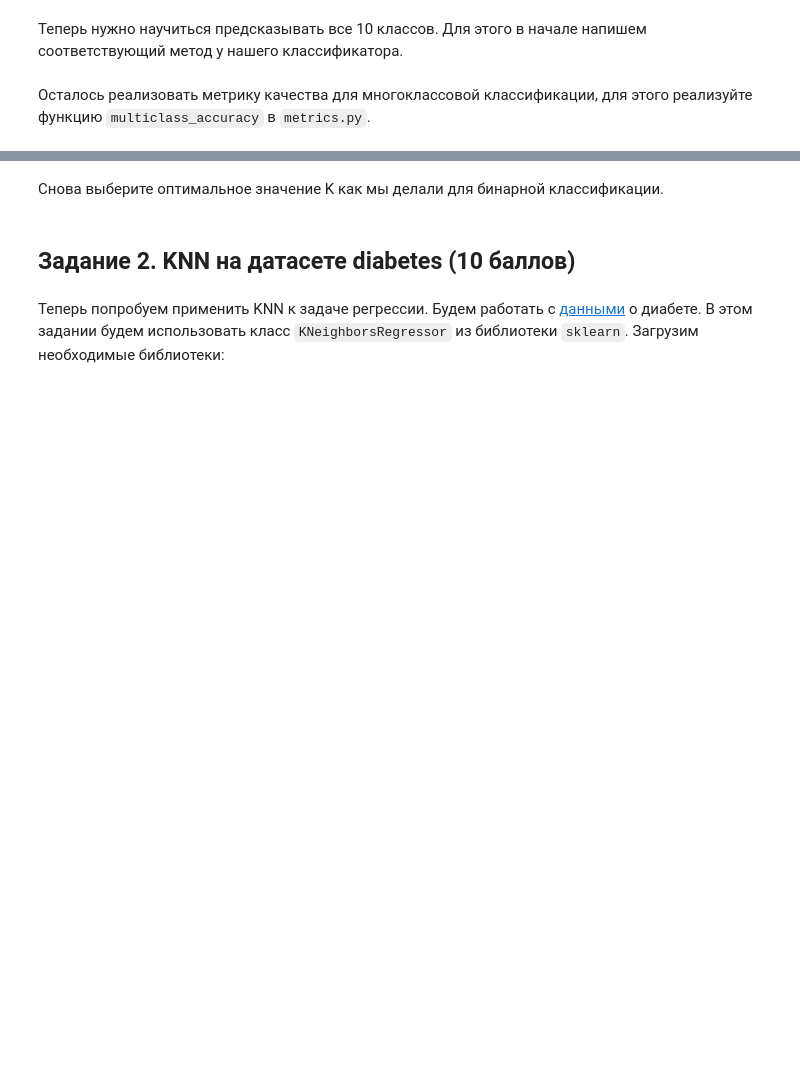
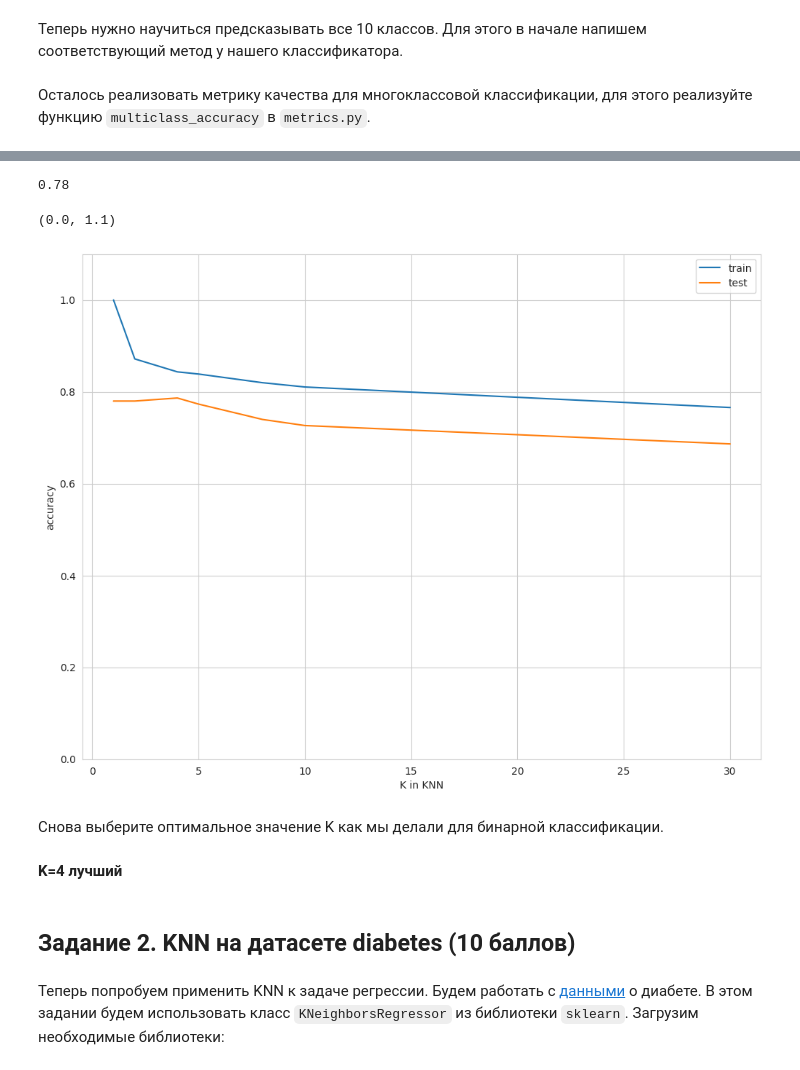
Before and after one commit to Aryunaa/BI_ml24_hws, a Jupyter notebook: hw1_knn/KNN.ipynb, the cells around one changed output, grey strips where cells are left out. Cells and saved outputs as stored; diff of their text form; code cells hidden in the pictures; blank space fills up the shorter version.

```diff
--- a/hw1_knn/KNN.ipynb
+++ b/hw1_knn/KNN.ipynb
@@ -249,5 +318,23 @@ multiclass_accuracy(predictions, y_test)
+# %%
+accuracy_score (y_test, predictions)
+# %% [output]
+0.78
+# %%
+params = [1, 2, 4, 5, 8, 10, 30]
+train_metrics, test_metrics = find_best_k(X_train, y_train, X_test, y_test, params, accuracy_score)
+plt.plot(params, train_metrics, label="train")
+plt.plot(params, test_metrics, label="test")
+plt.legend()
+plt.xlabel("K in KNN")
+plt.ylabel("accuracy");
+plt.ylim(0, 1.1)
+# %% [output]
+(0.0, 1.1)
+[figure, added]
 # %% [markdown]
 Снова выберите оптимальное значение K как мы делали для бинарной классификации.
+# %% [markdown]
+**K=4 лучший**
 # %% [markdown]
 ## Задание 2. KNN на датасете diabetes (10 баллов)
 # %% [markdown]
```
Also changed, not shown: parts of 13 cells of this notebook, 3 other files.
